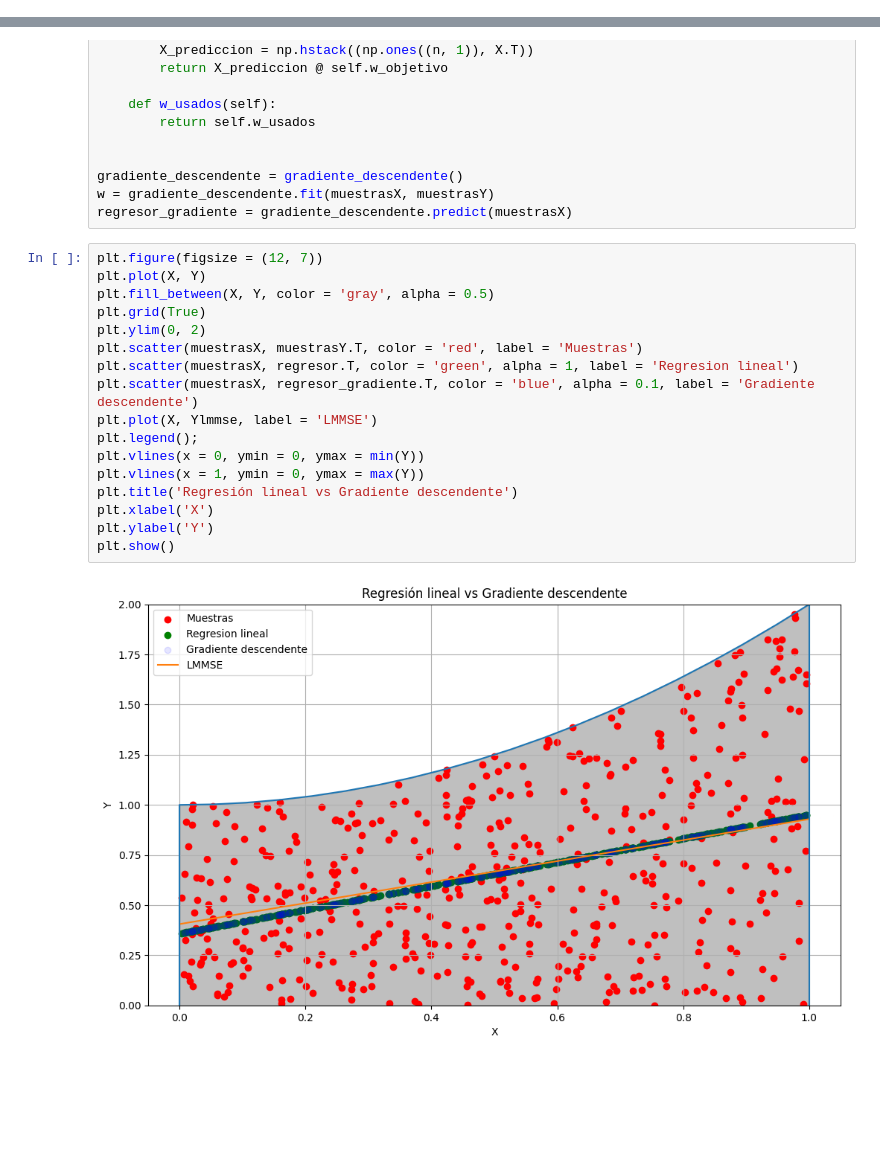
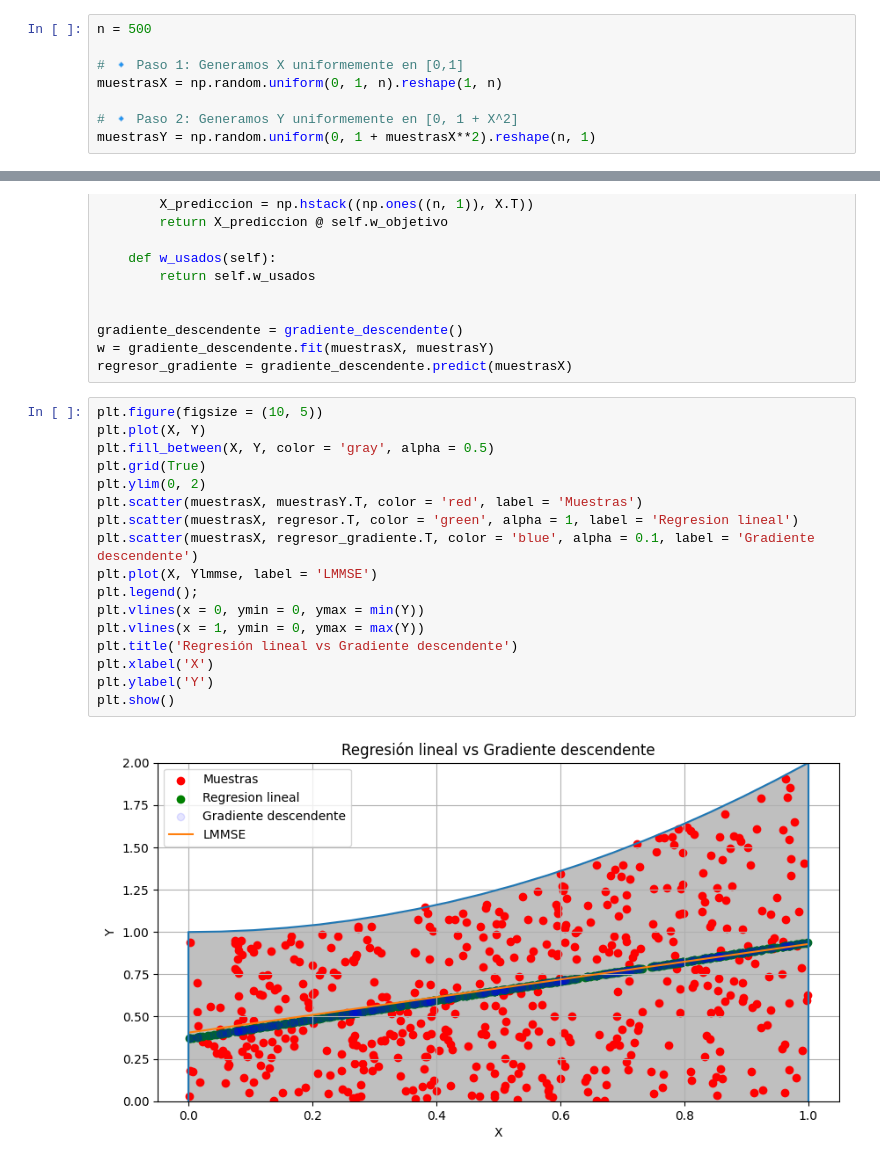
Before and after one commit to MaximilianoRodriguez01/TallerDeProcesamientoDeSenales, a Jupyter notebook: Clase14-03/obligatorio1.ipynb, the cells around one changed output, grey strips where cells are left out. Saved outputs shown, nothing was run; the diff lists cells and outputs as text; blank space fills up the shorter version.

```diff
--- a/Clase14-03/obligatorio1.ipynb
+++ b/Clase14-03/obligatorio1.ipynb
@@ -233,3 +215,11 @@ muestrasY = np.array(muestrasY).reshape(500, 1)
+# %%
+n = 500
+
+# 🔹 Paso 1: Generamos X uniformemente en [0,1]
+muestrasX = np.random.uniform(0, 1, n).reshape(1, n)
+
+# 🔹 Paso 2: Generamos Y uniformemente en [0, 1 + X^2]
+muestrasY = np.random.uniform(0, 1 + muestrasX**2).reshape(n, 1)
 # %%
 plt.figure(figsize = (10, 5))
 plt.plot(X, Y)
@@ -478,24 +468,24 @@ gradiente_descendente = gradiente_descendente()
 w = gradiente_descendente.fit(muestrasX, muestrasY)
 regresor_gradiente = gradiente_descendente.predict(muestrasX)
 # %%
-plt.figure(figsize = (12, 7))
+plt.figure(figsize = (10, 5))
 plt.plot(X, Y)
 plt.fill_between(X, Y, color = 'gray', alpha = 0.5)
 plt.grid(True)
 plt.ylim(0, 2)
 plt.scatter(muestrasX, muestrasY.T, color = 'red', label = 'Muestras')
 plt.scatter(muestrasX, regresor.T, color = 'green', alpha = 1, label = 'Regresion lineal')
 plt.scatter(muestrasX, regresor_gradiente.T, color = 'blue', alpha = 0.1, label = 'Gradiente descendente')
 plt.plot(X, Ylmmse, label = 'LMMSE')
 plt.legend();
 plt.vlines(x = 0, ymin = 0, ymax = min(Y))
 plt.vlines(x = 1, ymin = 0, ymax = max(Y))
 plt.title('Regresión lineal vs Gradiente descendente')
 plt.xlabel('X')
 plt.ylabel('Y')
 plt.show()
 # %% [output]
-[figure, old version]
+[figure, new version]
 # %%
 # 🔹 Asegurar que los datos están en el formato correcto
 muestrasX = np.array(muestrasX).reshape(-1, 1)  # Convertir a array columna
```
Also changed, not shown: parts of 10 cells of this notebook.
